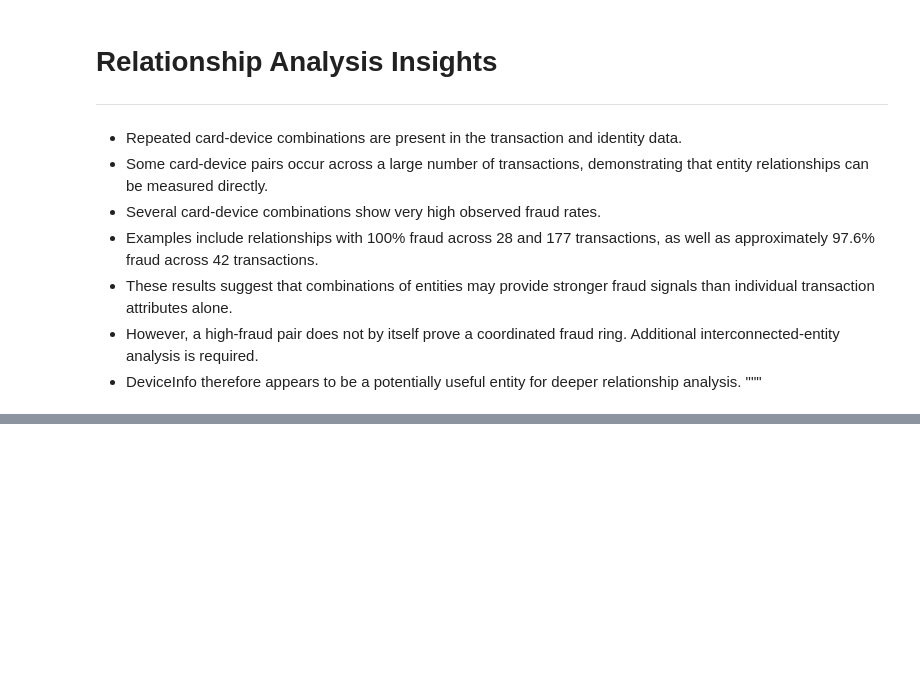
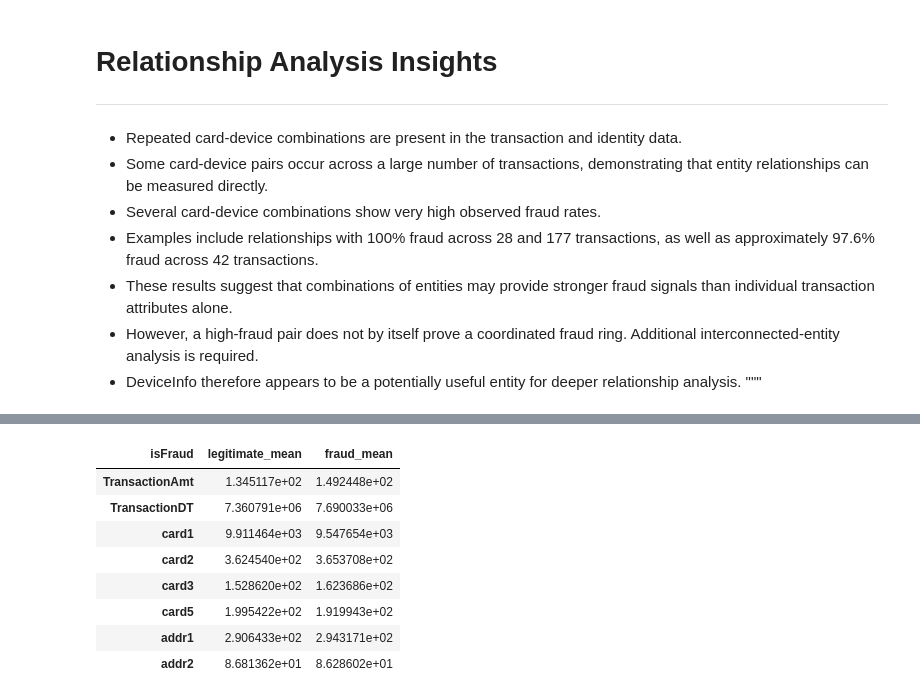
Before and after one commit to manojitkhatua/trace-ai, a Jupyter notebook: src/analysis/EDA.ipynb, the cells around one changed output, grey strips where cells are left out. Saved outputs shown, nothing was run; the diff lists cells and outputs as text; code cells hidden in the pictures; blank space fills up the shorter version.

```diff
--- a/src/analysis/EDA.ipynb
+++ b/src/analysis/EDA.ipynb
@@ -680,0 +699,14 @@ card_device_fraud
+# %%
+multivariate_analyzer.set_strategy(TargetGroupComparisonStrategy(multivariate_columns))
+target_comparison = multivariate_analyzer.execute_analysis(train_transaction)
+target_comparison
+# %% [output]
+| isFraud | legitimate_mean | fraud_mean |
+| TransactionAmt | 1.345117e+02 | 1.492448e+02 |
+| TransactionDT | 7.360791e+06 | 7.690033e+06 |
+| card1 | 9.911464e+03 | 9.547654e+03 |
+| card2 | 3.624540e+02 | 3.653708e+02 |
+| card3 | 1.528620e+02 | 1.623686e+02 |
+| card5 | 1.995422e+02 | 1.919943e+02 |
+| addr1 | 2.906433e+02 | 2.943171e+02 |
+| addr2 | 8.681362e+01 | 8.628602e+01 |
```
Also changed, not shown: parts of 5 cells of this notebook, 1 other file.
